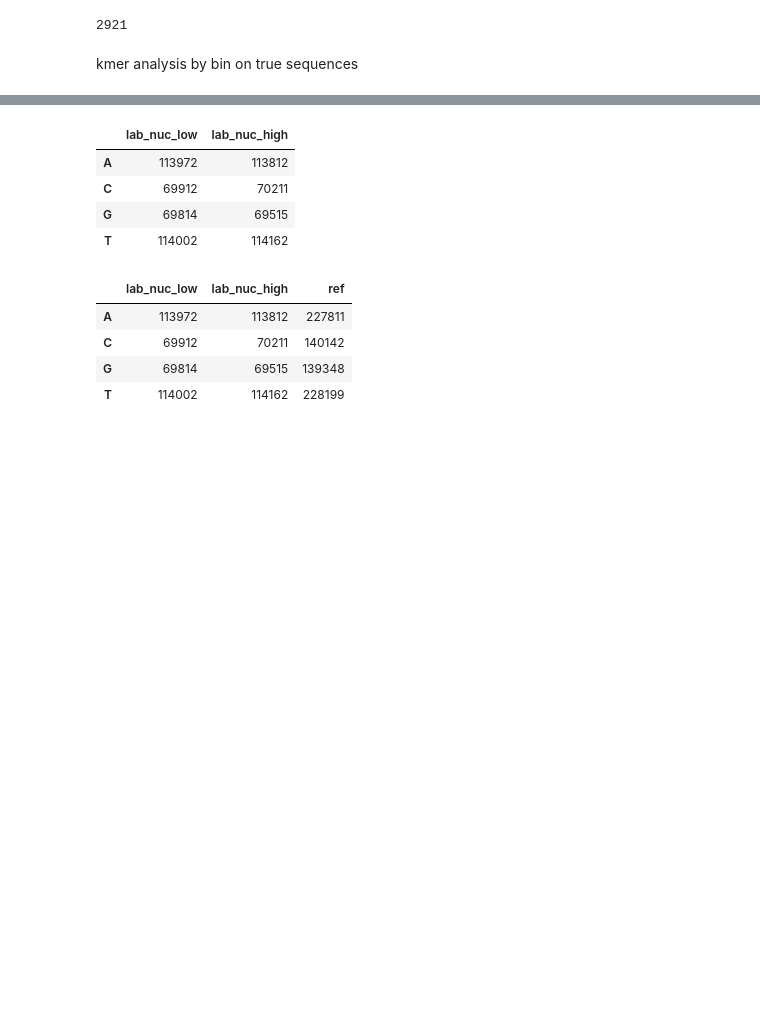
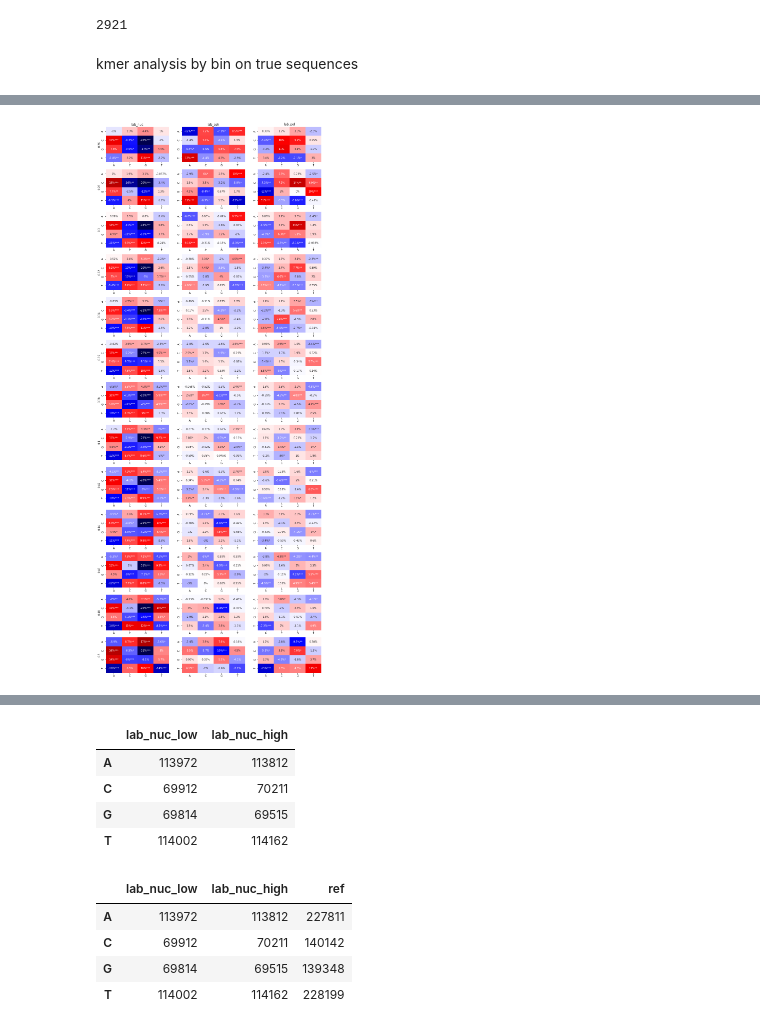
Before and after one commit to Alexwestbrook/mnhn-internship_DeepCNN_ChIP-seq, a Jupyter notebook: Generating_sequences.ipynb, the cells around one changed output, grey strips where cells are left out. Saved outputs shown, nothing was run; the diff lists cells and outputs as text; code cells hidden in the pictures; blank space fills up the shorter version.

```diff
--- a/Generating_sequences.ipynb
+++ b/Generating_sequences.ipynb
@@ -1481,3 +1594,36 @@ df3
+# %%
+k = 2
+gcs = np.arange(0.26, 0.505, 0.02).round(2)
+stars_thres = np.array([0.05, 1e-2, 1e-3, -1]).reshape(1, 1, -1)
+fig, axes = plt.subplots(len(gcs), 3, figsize=(15, 3*len(gcs)), facecolor='w')
+titles = ['lab_nuc', 'lab_coh', 'lab_pol']
+for j, title in enumerate(titles):
+    axes[0, j].set_title(title)
+for j, annot in enumerate(titles):
+    for i, gc in enumerate(gcs):
+        gc_mask = noN_mask & (window_yeast['gc'] == gc)
+        low_mask = window_yeast.loc[gc_mask, f'sep_{annot}'] == 'low'
+        high_mask = window_yeast.loc[gc_mask, f'sep_{annot}'] == 'high'
+        print(gc, np.sum(low_mask))
+        df_low = utils.kmer_counts_by_seq(window_one_hot_yeast[gc_mask][low_mask], k, includeN=False)
+        df_high = utils.kmer_counts_by_seq(window_one_hot_yeast[gc_mask][high_mask], k, includeN=False)
+        df_pvals = pd.Series(
+            0.,
+            index=df_low.index)
+        for kmer in df_low.index:
+            df_pvals.loc[kmer] = scipy.stats.brunnermunzel(df_high.loc[kmer, :], df_low.loc[kmer, :]).pvalue
+        df_pvals2D = df_pvals.sort_index().unstack()
+
+        df_ref = df_low.mean(axis=1)
+        df_percdiff = (df_high.mean(axis=1)- df_ref) / df_ref * 100
+        df_percdiff2D = df_percdiff.sort_index().unstack()
+
+        stars = np.argmax(df_pvals2D.to_numpy().reshape(4, 4, 1) > stars_thres, axis=2)
+        annotation = [[f"{format(v, '.2g')}%" + "*"*s for v, s in zip(*row)] for row in zip(df_percdiff2D.values, stars)]
+        sns.heatmap(df_percdiff2D, cmap='seismic', annot=annotation, fmt='', ax=axes[i, j], center=0, vmax=20, cbar=False)
+        axes[i, 0].set_ylabel(str(gc))
+# %% [output]
+[figure, added]
 # %%
 annot = 'lab_nuc'
 gc = 0.38
```
Also changed, not shown: parts of 26 cells of this notebook.
